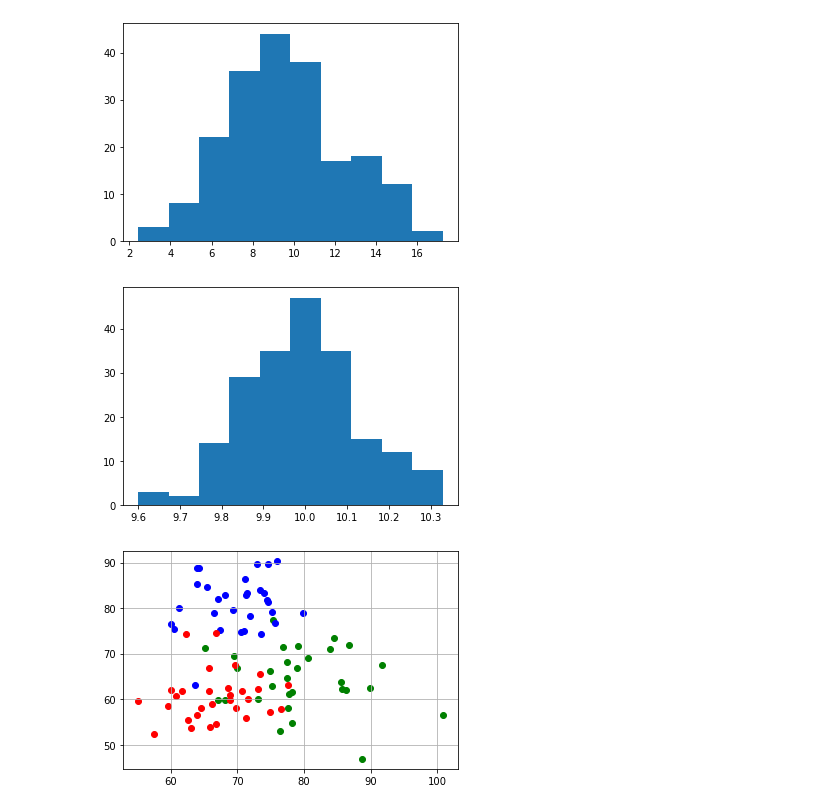
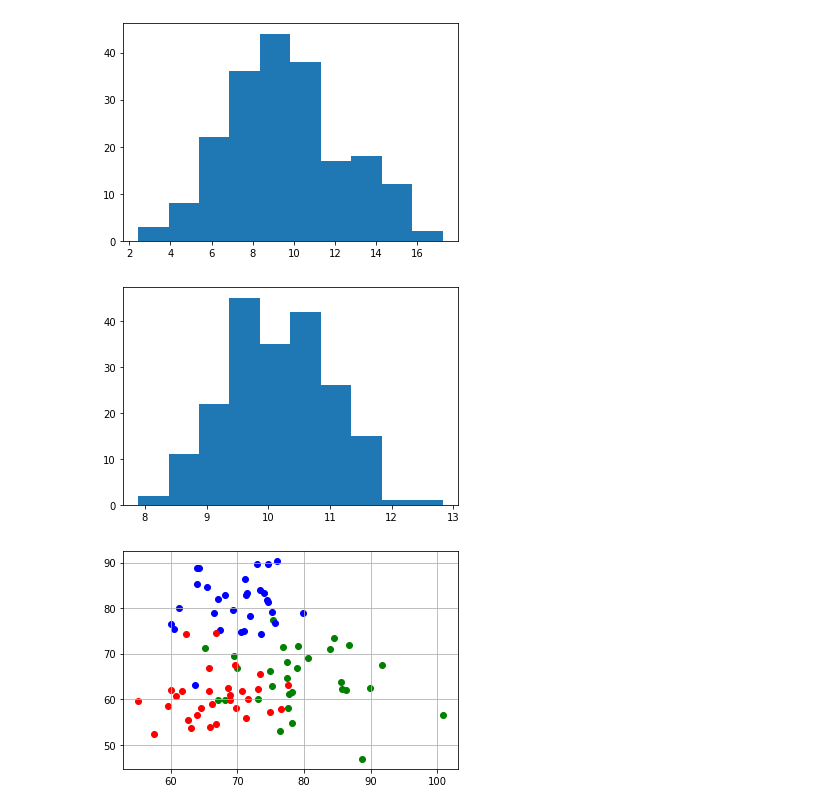
Before and after one commit to Dniwe111/ML_tasks, a Jupyter notebook: Test_task-checkpoint.ipynb, the cells around one changed output. Saved outputs shown, nothing was run; the diff lists cells and outputs as text; code cells hidden in the pictures.

```diff
--- a/Test_task-checkpoint.ipynb
+++ b/Test_task-checkpoint.ipynb
@@ -151,17 +151,17 @@ plt.show()
 [figure]
 # %%
 def randomize (target, size, disp = 1):
-    n = 1000;
+    n = 100//disp;
     a = np.zeros(size)
     for i in range(2*n):
         a+=target*np.random.uniform(0, 1, size)/n
     return a
 # %%
-arr3 = randomize(10, 200)
+arr3 = randomize(10, 200, 5)
 n, bin, patches = plt.hist(arr3)
 plt.show()
 # %% [output]
-[figure, old version]
+[figure, new version]
 # %%
 chem_chem = np.random.normal(80, 6, 30)
 chem_math = np.random.normal(65, 6, 30)
```
Also changed, not shown: parts of 2 cells of this notebook.
